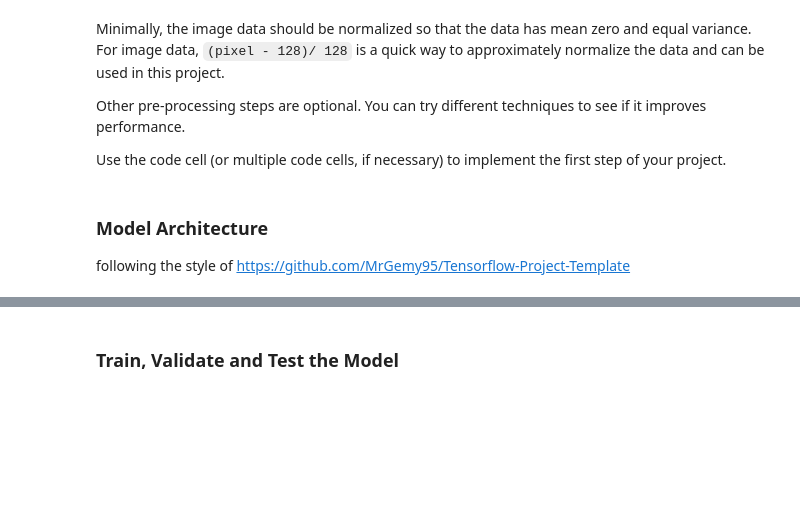
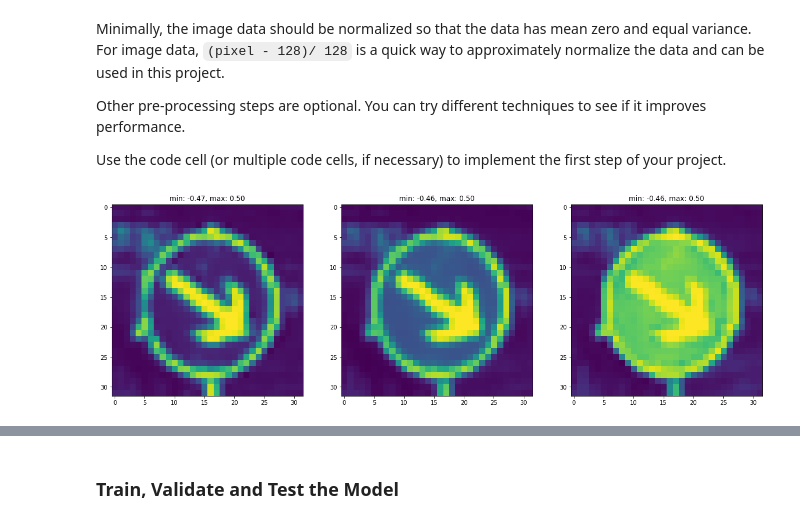
Before and after one commit to hvleejr/CarND-Traffic-Sign-Classifier-Project, a Jupyter notebook: Traffic_Sign_Classifier.ipynb, the cells around one changed output, grey strips where cells are left out. Cells and saved outputs as stored; diff of their text form; code cells hidden in the pictures; blank space fills up the shorter version.

Commit message:
model is working

```diff
--- a/Traffic_Sign_Classifier.ipynb
+++ b/Traffic_Sign_Classifier.ipynb
@@ -163,28 +163,24 @@ Use the code cell (or multiple code cells, if necessary) to implement the first
 # %%
 ### Preprocess the data here. It is required to normalize the data. Other preprocessing steps could include
 ### converting to grayscale, etc.
 ### Feel free to use as many code cells as needed.
 import cv2
 
-def preprocess(img, test=False):
-    # convert to gray
-    gray = cv2.cvtColor(img, cv2.COLOR_RGB2GRAY)
+def normalize(img, test=False):
+#     # convert to gray
+#     gray = cv2.cvtColor(img, cv2.COLOR_RGB2GRAY)
     # shift center and normalize
-    norm = (gray.astype(np.float)-127)/255.0
+    norm = (img.astype(np.float)-127)/255.0
     # visualization for testing
     if test:
         f, ax = plt.subplots(1, 3, figsize=(20,10))
-        ax[0].imshow(img)
-        ax[1].imshow(gray, cmap='gray')
-        ax[1].set_title('min: {:.2f}, max: {:.2f}'.format(np.min(gray), np.max(gray)))
-        ax[2].imshow(norm, cmap='gray')
-        ax[2].set_title('min: {:.2f}, max: {:.2f}'.format(np.min(norm), np.max(norm)))
+        for i in range(3):
+            ax[i].imshow(norm[:,:,i])
+            ax[i].set_title('min: {:.2f}, max: {:.2f}'.format(np.min(norm[:,:,i]), np.max(norm[:,:,i])))
     return norm
 
 # testing..
 img = X_train[np.random.randint(0, X_train.shape[0])]
-img_out = preprocess(img, test=True)
+img_out = normalize(img, test=True)
+# %% [output]
+[figure, added]
-# %% [markdown]
-### Model Architecture
-
-following the style of https://github.com/MrGemy95/Tensorflow-Project-Template
```
Also changed, not shown: parts of 11 cells of this notebook.
